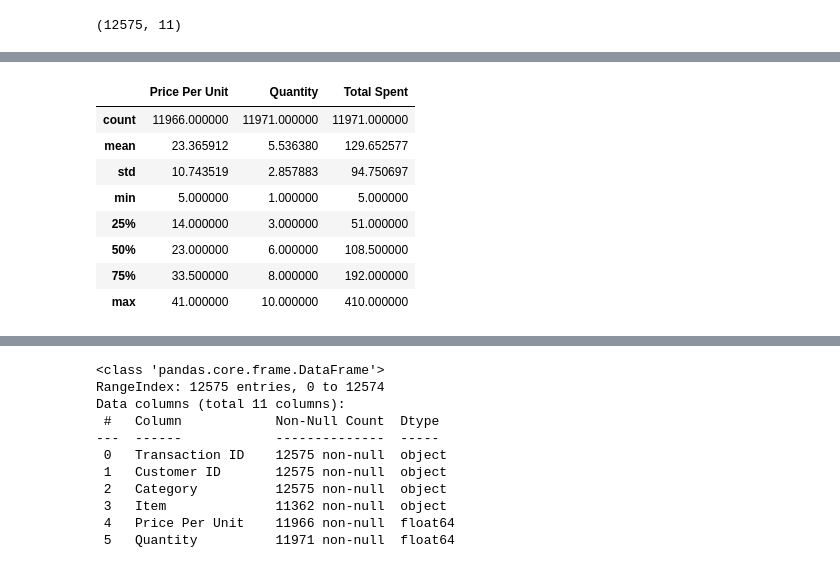
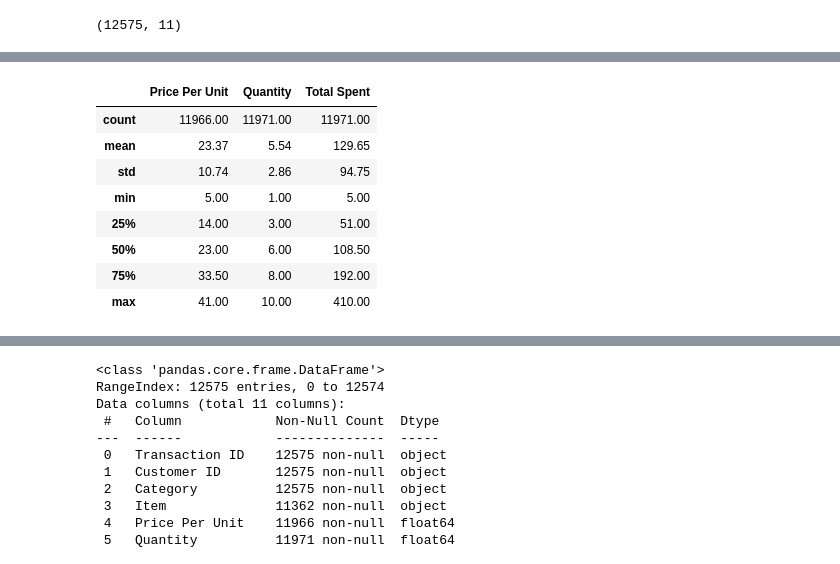
Before and after one commit to maybraniswe/Retail-Store-Sales-Analysis-and-Prediction, a Jupyter notebook: PDSE Project_Retail Store Sales Analysis and Prediction.ipynb, the cells around one changed output, grey strips where cells are left out. Cells and saved outputs as stored; diff of their text form; code cells hidden in the pictures.

```diff
--- a/PDSE Project_Retail Store Sales Analysis and Prediction.ipynb
+++ b/PDSE Project_Retail Store Sales Analysis and Prediction.ipynb
@@ -13,8 +15,7 @@ from sklearn.preprocessing import OneHotEncoder, LabelEncoder, StandardScaler
 ##Data Loading
 # %%
 # read the data from csv file
-df = pd.read_csv('https://raw.githubusercontent.com/maybraniswe/Retail-Store-Sales-Analysis-and-Prediction/refs/heads/main/retail_store_sales.csv')
-
+df = pd.read_csv('https://raw.githubusercontent.com/maybraniswe/Retail-Store-Sales-Analysis-and-Prediction/refs/heads/main/retail_store_sales.csv?token=GHSAT0AAAAAAD2KAZTUGMAGGEYJ3HK75XTY2PGB4FQ')
 # Dataset size check (rows, columns)
 print (df.shape)
 # %% [output]
@@ -32,13 +43,13 @@ df.head()
 # %%
 # Check summary statistics
-df.describe()
+df.describe().round(2)
 # %% [output]
 |  | Price Per Unit | Quantity | Total Spent |
-| count | 11966.000000 | 11971.000000 | 11971.000000 |
-| mean | 23.365912 | 5.536380 | 129.652577 |
-| std | 10.743519 | 2.857883 | 94.750697 |
-| min | 5.000000 | 1.000000 | 5.000000 |
-| 25% | 14.000000 | 3.000000 | 51.000000 |
-| 50% | 23.000000 | 6.000000 | 108.500000 |
-| 75% | 33.500000 | 8.000000 | 192.000000 |
-| max | 41.000000 | 10.000000 | 410.000000 |
+| count | 11966.00 | 11971.00 | 11971.00 |
+| mean | 23.37 | 5.54 | 129.65 |
+| std | 10.74 | 2.86 | 94.75 |
+| min | 5.00 | 1.00 | 5.00 |
+| 25% | 14.00 | 3.00 | 51.00 |
+| 50% | 23.00 | 6.00 | 108.50 |
+| 75% | 33.50 | 8.00 | 192.00 |
+| max | 41.00 | 10.00 | 410.00 |
```
Also changed, not shown: parts of 24 cells of this notebook.
